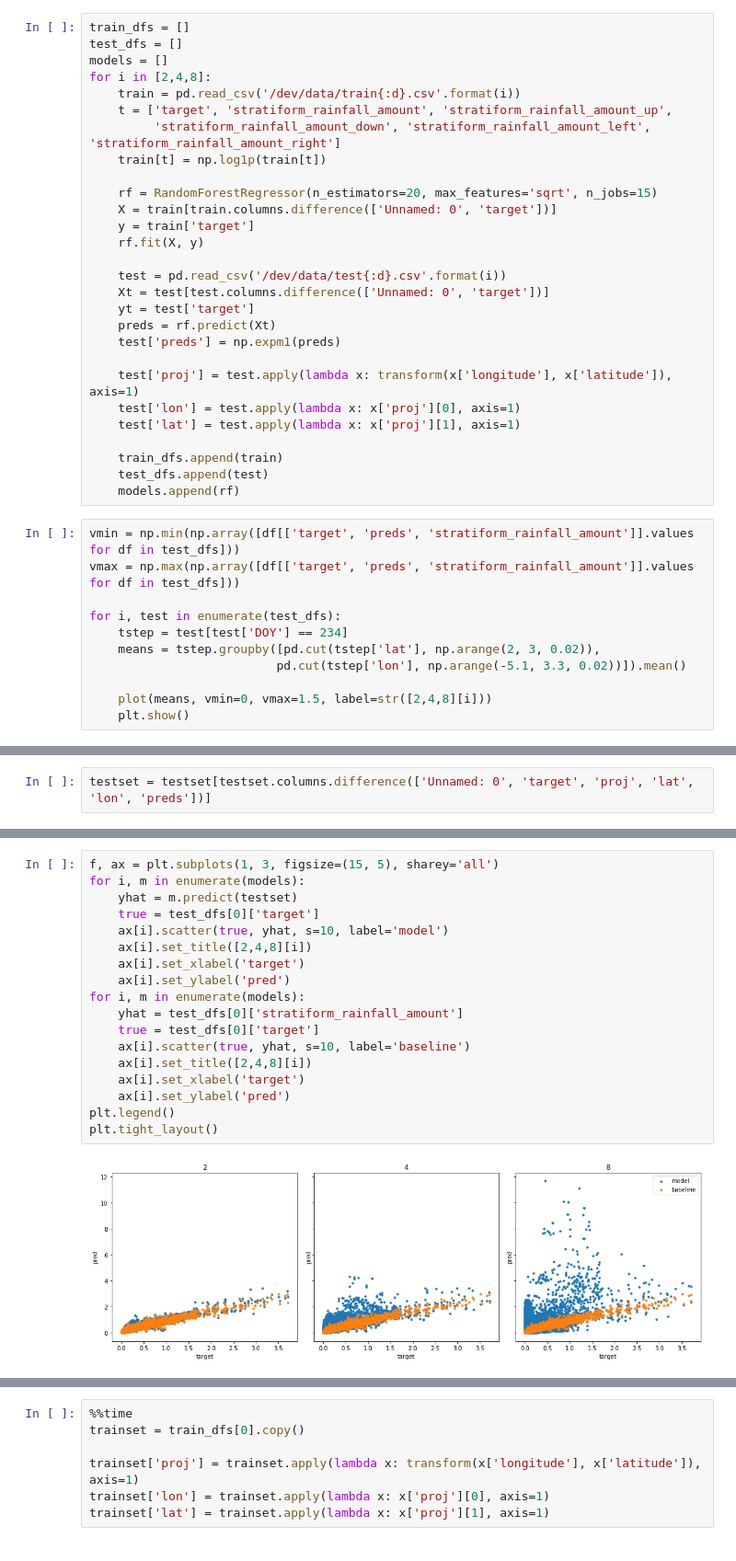
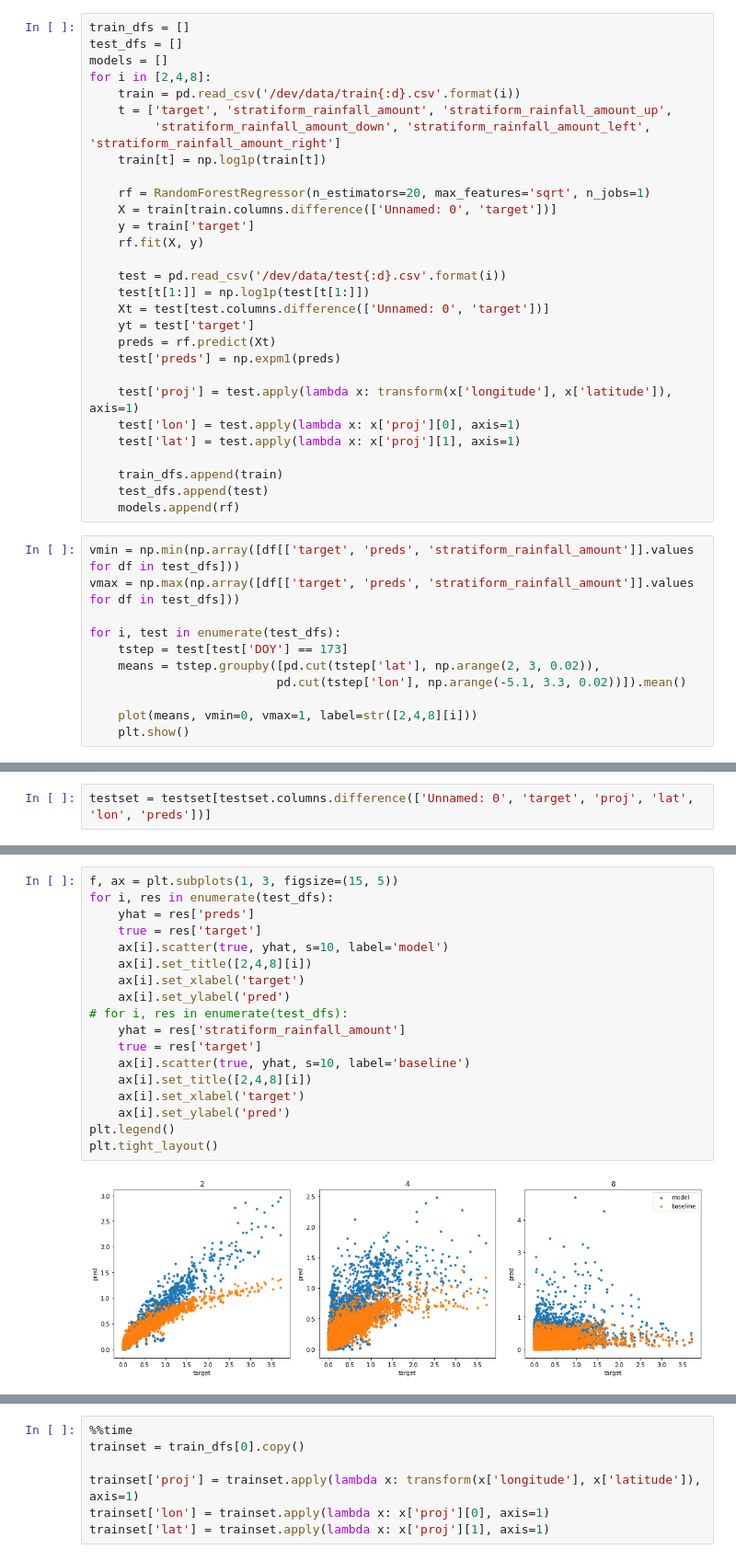
Before and after one commit to informatics-lab/RF_precip_downscaling, a Jupyter notebook: analysis.ipynb, the cells around one changed output, grey strips where cells are left out. Shown: that part at 92% size. Saved outputs shown, nothing was run; the diff lists cells and outputs as text.

Commit message:
fix analysis + new test data

```diff
--- a/analysis.ipynb
+++ b/analysis.ipynb
@@ -54,12 +54,13 @@ for i in [2,4,8]:
          'stratiform_rainfall_amount_down', 'stratiform_rainfall_amount_left', 'stratiform_rainfall_amount_right']
     train[t] = np.log1p(train[t])
 
-    rf = RandomForestRegressor(n_estimators=20, max_features='sqrt', n_jobs=15)
+    rf = RandomForestRegressor(n_estimators=20, max_features='sqrt', n_jobs=1)
     X = train[train.columns.difference(['Unnamed: 0', 'target'])]
     y = train['target']
     rf.fit(X, y)
 
     test = pd.read_csv('/dev/data/test{:d}.csv'.format(i))
+    test[t[1:]] = np.log1p(test[t[1:]])
     Xt = test[test.columns.difference(['Unnamed: 0', 'target'])]
     yt = test['target']
     preds = rf.predict(Xt)
@@ -77,10 +78,10 @@ vmin = np.min(np.array([df[['target', 'preds', 'stratiform_rainfall_amount']].va
 vmax = np.max(np.array([df[['target', 'preds', 'stratiform_rainfall_amount']].values for df in test_dfs]))
 
 for i, test in enumerate(test_dfs):
-    tstep = test[test['DOY'] == 234]
+    tstep = test[test['DOY'] == 173]
     means = tstep.groupby([pd.cut(tstep['lat'], np.arange(2, 3, 0.02)),
                           pd.cut(tstep['lon'], np.arange(-5.1, 3.3, 0.02))]).mean()
 
-    plot(means, vmin=0, vmax=1.5, label=str([2,4,8][i]))
+    plot(means, vmin=0, vmax=1, label=str([2,4,8][i]))
     plt.show()
 # %% [output]
@@ -131,20 +132,20 @@ plt.tight_layout()
 # %%
-f, ax = plt.subplots(1, 3, figsize=(15, 5), sharey='all')
-for i, m in enumerate(models):
-    yhat = m.predict(testset)
-    true = test_dfs[0]['target']
+f, ax = plt.subplots(1, 3, figsize=(15, 5))
+for i, res in enumerate(test_dfs):
+    yhat = res['preds']
+    true = res['target']
     ax[i].scatter(true, yhat, s=10, label='model')
     ax[i].set_title([2,4,8][i])
     ax[i].set_xlabel('target')
     ax[i].set_ylabel('pred')
-for i, m in enumerate(models):
-    yhat = test_dfs[0]['stratiform_rainfall_amount']
-    true = test_dfs[0]['target']
+# for i, res in enumerate(test_dfs):
+    yhat = res['stratiform_rainfall_amount']
+    true = res['target']
     ax[i].scatter(true, yhat, s=10, label='baseline')
     ax[i].set_title([2,4,8][i])
     ax[i].set_xlabel('target')
     ax[i].set_ylabel('pred')
 plt.legend()
 plt.tight_layout()
 # %% [output]
-[figure, old version]
+[figure, new version]
```
Also changed, not shown: parts of 10 cells of this notebook, 1 other file.
